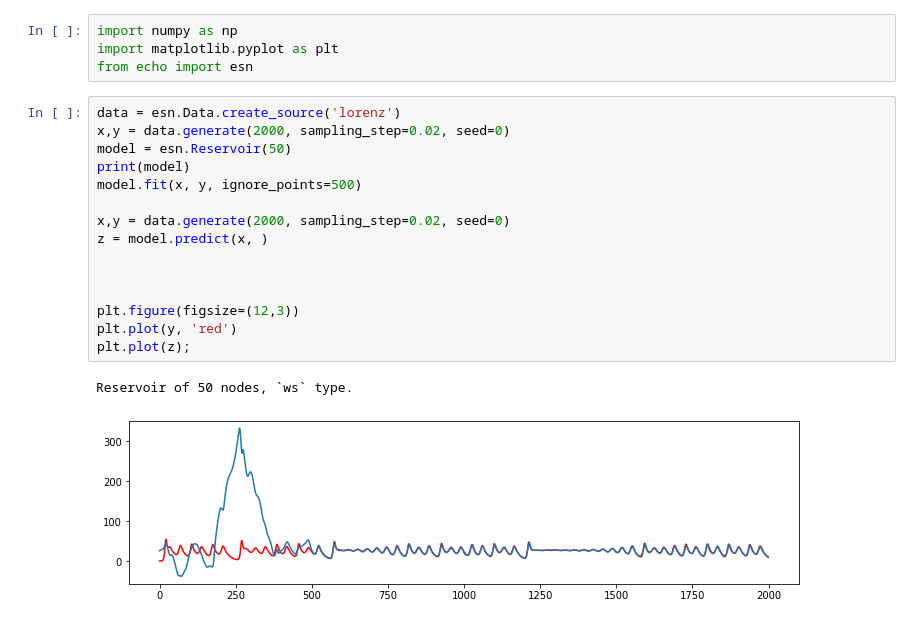
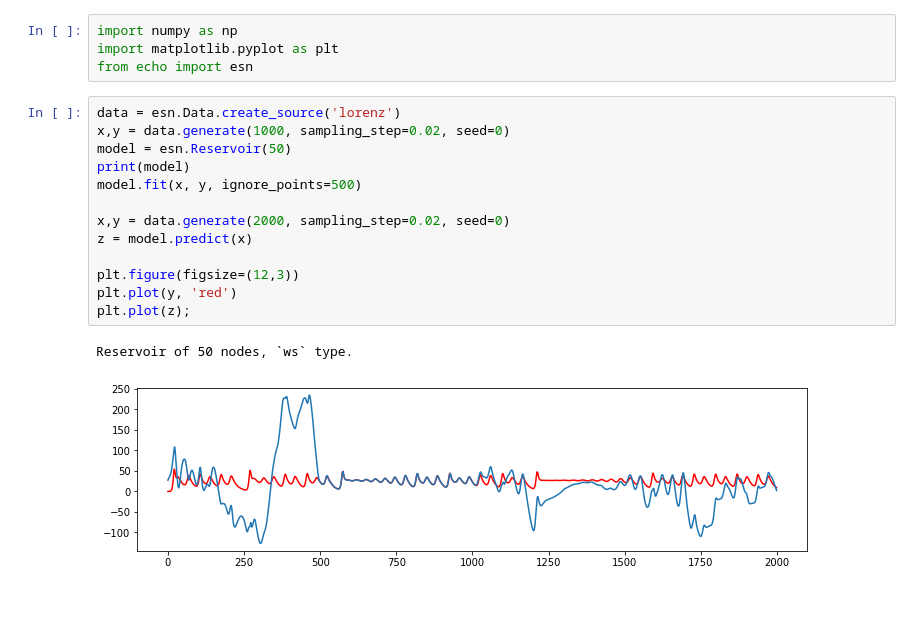
Before and after one commit to khakhalin/echo-networks, a Jupyter notebook: notebooks/experiment_n_points.ipynb, the cells around one changed output. Saved outputs shown, nothing was run; the diff lists cells and outputs as text.

Commit message:
graphs, more troubleshooting

```diff
--- a/notebooks/experiment_n_points.ipynb
+++ b/notebooks/experiment_n_points.ipynb
@@ -6,19 +6,17 @@ import matplotlib.pyplot as plt
 from echo import esn
 # %%
 data = esn.Data.create_source('lorenz')
-x,y = data.generate(2000, sampling_step=0.02, seed=0)
+x,y = data.generate(1000, sampling_step=0.02, seed=0)
 model = esn.Reservoir(50)
 print(model)
 model.fit(x, y, ignore_points=500)
 
 x,y = data.generate(2000, sampling_step=0.02, seed=0)
-z = model.predict(x, )
-
-
+z = model.predict(x)
 
 plt.figure(figsize=(12,3))
 plt.plot(y, 'red')
 plt.plot(z);
 # %% [output]
 Reservoir of 50 nodes, `ws` type.
-[figure, old version]
+[figure, new version]
```
Also changed, not shown: 2 other files.
